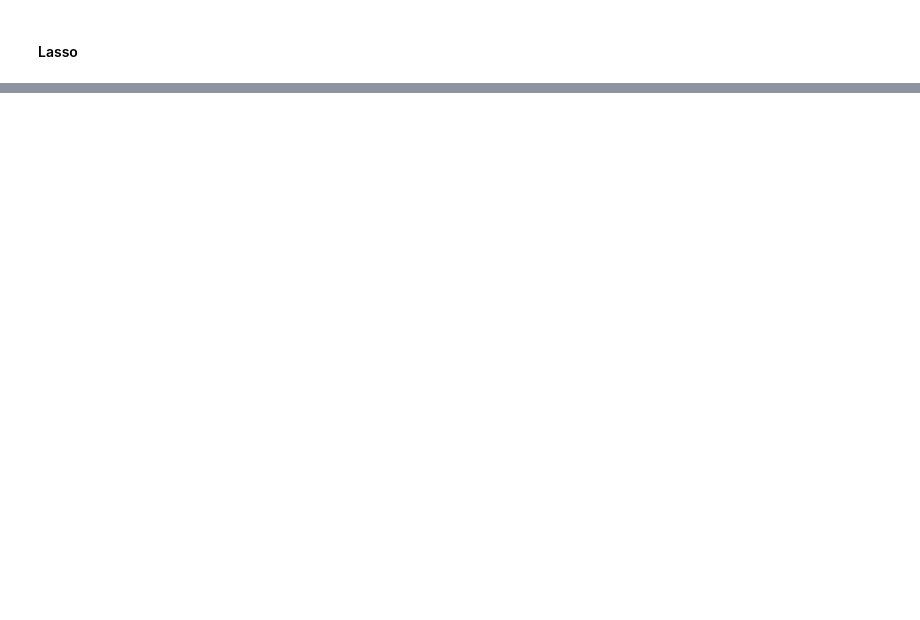
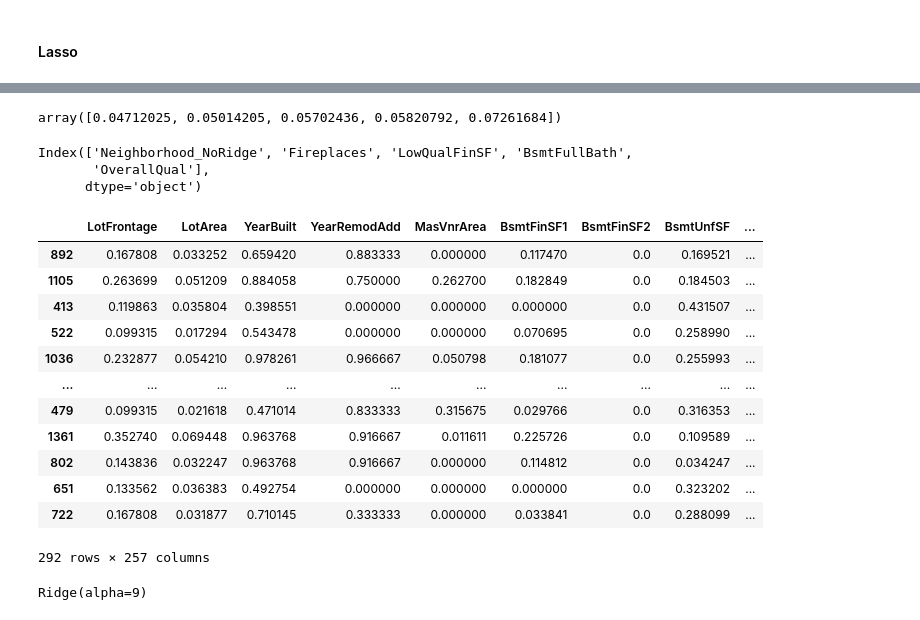
Before and after one commit to shubham-sri/house-pricing-assignment, a Jupyter notebook: assignment_ml2.ipynb, the cells around one changed output, grey strips where cells are left out. Cells and saved outputs as stored; diff of their text form; code cells hidden in the pictures; blank space fills up the shorter version.

```diff
--- a/assignment_ml2.ipynb
+++ b/assignment_ml2.ipynb
@@ -589,0 +594,4 @@ list(zip(train.columns, model.coef_))
+# %%
+model = Ridge(alpha=18)
+
+model.fit(x_train_trans, y_train)
@@ -589,0 +642,4 @@ list(zip(train.columns, model.coef_))
+# %%
+model = Lasso(alpha=0.0008)
+
+model.fit(x_train_trans, y_train)
@@ -589,0 +690,38 @@ list(zip(train.columns, model.coef_))
+# %%
+top_ind = np.argpartition(np.abs(model.coef_), -5)[-5:]
+# %%
+model.coef_[top_ind]
+# %% [output]
+array([0.04712025, 0.05014205, 0.05702436, 0.05820792, 0.07261684])
+# %%
+train.columns[top_ind]
+# %% [output]
+Index(['Neighborhood_NoRidge', 'Fireplaces', 'LowQualFinSF', 'BsmtFullBath',
+       'OverallQual'],
+      dtype='object')
+# %%
+new_cols = np.delete(train.columns, top_ind)
+x_train_trans = train[new_cols]
+x_test_trans = test[new_cols]
+# %%
+x_test_trans
+# %% [output]
+|  | LotFrontage | LotArea | YearBuilt | YearRemodAdd | MasVnrArea | BsmtFinSF1 | BsmtFinSF2 | BsmtUnfSF | ... |
+| 892 | 0.167808 | 0.033252 | 0.659420 | 0.883333 | 0.000000 | 0.117470 | 0.0 | 0.169521 | ... |
+| 1105 | 0.263699 | 0.051209 | 0.884058 | 0.750000 | 0.262700 | 0.182849 | 0.0 | 0.184503 | ... |
+| 413 | 0.119863 | 0.035804 | 0.398551 | 0.000000 | 0.000000 | 0.000000 | 0.0 | 0.431507 | ... |
+| 522 | 0.099315 | 0.017294 | 0.543478 | 0.000000 | 0.000000 | 0.070695 | 0.0 | 0.258990 | ... |
+| 1036 | 0.232877 | 0.054210 | 0.978261 | 0.966667 | 0.050798 | 0.181077 | 0.0 | 0.255993 | ... |
+| ... | ... | ... | ... | ... | ... | ... | ... | ... | ... |
+| 479 | 0.099315 | 0.021618 | 0.471014 | 0.833333 | 0.315675 | 0.029766 | 0.0 | 0.316353 | ... |
+| 1361 | 0.352740 | 0.069448 | 0.963768 | 0.916667 | 0.011611 | 0.225726 | 0.0 | 0.109589 | ... |
+| 802 | 0.143836 | 0.032247 | 0.963768 | 0.916667 | 0.000000 | 0.114812 | 0.0 | 0.034247 | ... |
+| 651 | 0.133562 | 0.036383 | 0.492754 | 0.000000 | 0.000000 | 0.000000 | 0.0 | 0.323202 | ... |
+| 722 | 0.167808 | 0.031877 | 0.710145 | 0.333333 | 0.000000 | 0.033841 | 0.0 | 0.288099 | ... |
+292 rows × 257 columns
+# %%
+model = Ridge(alpha=9)
+
+model.fit(x_train_trans, y_train)
+# %% [output]
+Ridge(alpha=9)
```
Also changed, not shown: parts of 36 cells of this notebook, 1 other file.
